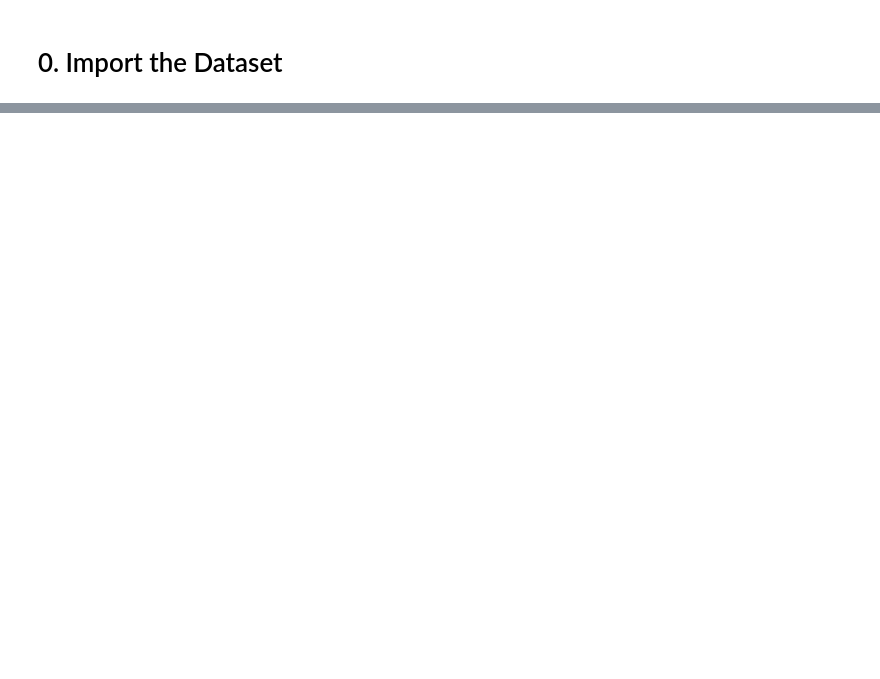
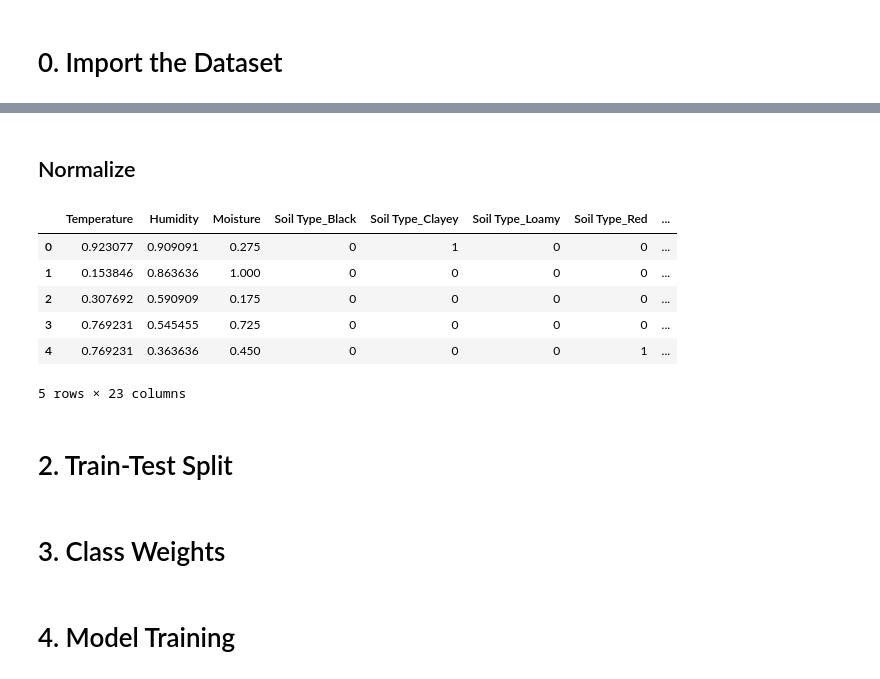
Before and after one commit to starbachi/SL_NN_Best_Fertilizer_Kaggle, a Jupyter notebook: main.ipynb, the cells around one changed output, grey strips where cells are left out. Saved outputs shown, nothing was run; the diff lists cells and outputs as text; code cells hidden in the pictures; blank space fills up the shorter version.

```diff
--- a/main.ipynb
+++ b/main.ipynb
@@ -105,0 +92,20 @@ df.head()
+# %% [markdown]
+## Normalize
+# %%
+from sklearn.preprocessing import MinMaxScaler
+
+scaler = MinMaxScaler()
+numerical_columns = ['Temperature', 'Humidity', 'Moisture', 'Nitrogen', 'Potassium', 'Phosphorous']
+df[numerical_columns] = scaler.fit_transform(df[numerical_columns])
+
+df.head()
+# %% [output]
+|  | Temperature | Humidity | Moisture | Soil Type_Black | Soil Type_Clayey | Soil Type_Loamy | Soil Type_Red | ... |
+| 0 | 0.923077 | 0.909091 | 0.275 | 0 | 1 | 0 | 0 | ... |
+| 1 | 0.153846 | 0.863636 | 1.000 | 0 | 0 | 0 | 0 | ... |
+| 2 | 0.307692 | 0.590909 | 0.175 | 0 | 0 | 0 | 0 | ... |
+| 3 | 0.769231 | 0.545455 | 0.725 | 0 | 0 | 0 | 0 | ... |
+| 4 | 0.769231 | 0.363636 | 0.450 | 0 | 0 | 0 | 1 | ... |
+5 rows × 23 columns
+# %% [markdown]
+# 2. Train-Test Split
@@ -105,0 +119,2 @@ df.head()
+# %% [markdown]
+# 3. Class Weights
@@ -105,0 +132,2 @@ df.head()
+# %% [markdown]
+# 4. Model Training
```
Also changed, not shown: parts of 21 cells of this notebook.
